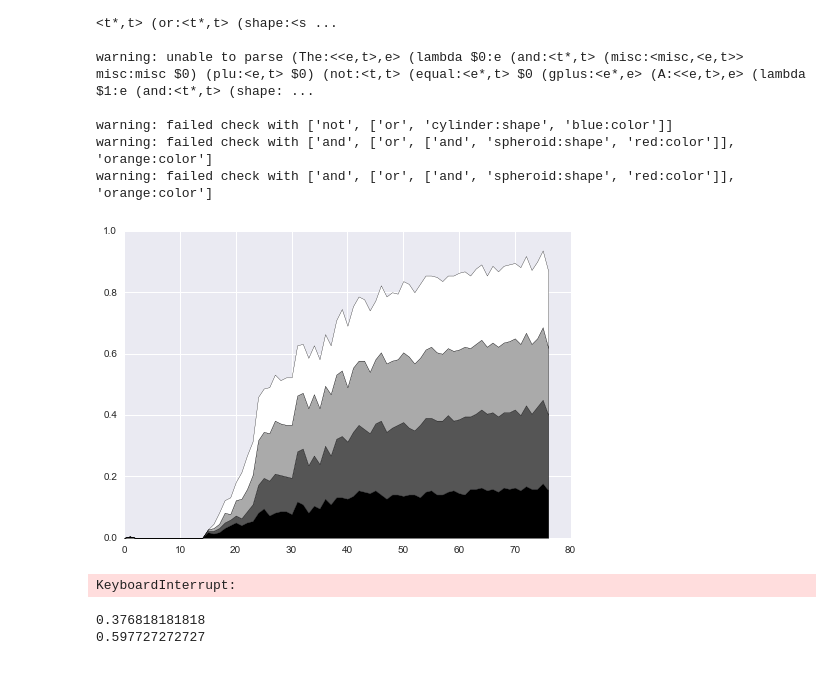
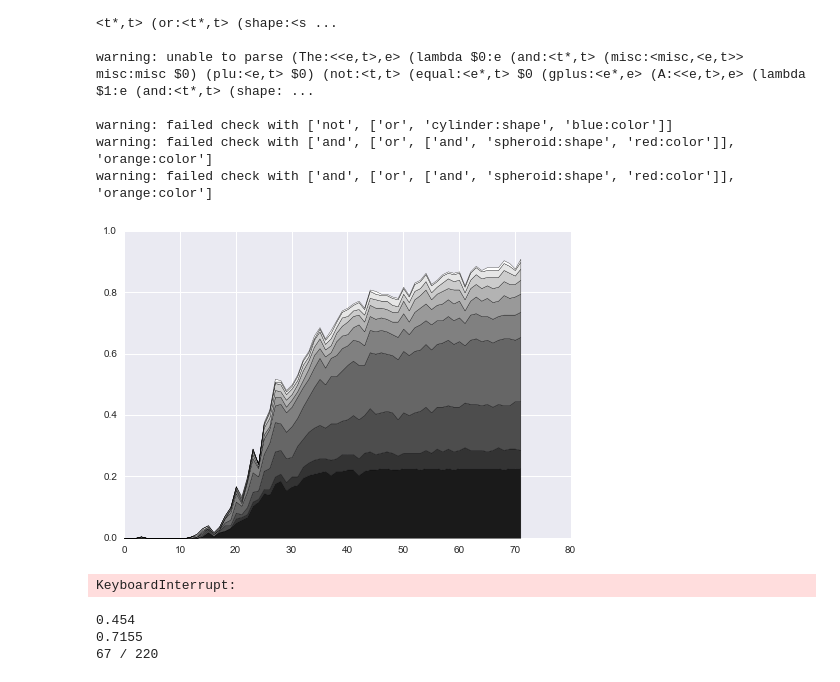
Before and after one commit to jacobandreas/rnn-syn, a Jupyter notebook: comm.ipynb, the cells around one changed output. Drawn from its saved outputs; the diff is of its cells as text; code cells hidden in the pictures.

```diff
--- a/comm.ipynb
+++ b/comm.ipynb
@@ -141,7 +141,7 @@ counts = []
 for scene_id, label in dataset.labels.items():
     nl_size = np.mean([len(l.nl) for l in label])
     lf_size = np.mean([len(logic.flatten(l.lf)) for l in label])
-    count = dataset.scenes[scene_id]
+    count = len(dataset.scenes[scene_id].targets)
     nl_sizes.append(nl_size)
     lf_sizes.append(lf_size)
     counts.append(count)
@@ -153,6 +153,7 @@ counts = sorted(counts)
 #    for q in [0.25, 0.5, 0.75, 1]
 #]
 lf_quantiles = [2.99, 3.25, 6.85, 15]
+print counts
 #print lf_sizes
 def bucket(val, buckets):
     for i, b in enumerate(buckets):
@@ -189,7 +190,7 @@ def h_eval():
         for j in range(len(ids_here)):
             nl_bucket = int(np.mean([len(l.nl) for l in labels_here[j]]) / 2)
             lf_bucket = bucket(np.mean([len(logic.flatten(l.lf)) for l in labels_here[j]]), lf_quantiles)
-            count_bucket = int(1. * len(scenes_here[j].targets))
+            count_bucket = int(len(scenes_here[j].targets))
             by_nl_size[nl_bucket] += exact[j]
             by_lf_size[lf_bucket] += exact[j]
             by_count[count_bucket] += exact[j]
@@ -201,36 +202,38 @@ def h_eval():
     for key in by_count:
         h_by_count[key].append(by_count[key] / len(scene_ids))
     h_total.append(total / len(scene_ids))
 
-    keys = list((sorted(h_by_lf_size.keys())))
+    #keys = list((sorted(h_by_lf_size.keys())))
+    keys = list(sorted(h_by_count.keys()))
     from IPython import display
     plt.stackplot(
         range(len(h_total)),
-        [h_by_lf_size[k] for k in keys],
+        #[h_by_lf_size[k] for k in keys],
+        [h_by_count[k] for k in keys],
         colors=[str(1.*k/max(keys)) for k in keys])
     display.clear_output(wait=True)
     plt.show()
 
 while True:
     loss = 0
     acc = 0
     ex = 0
     for t in range(100):
         envs, labels = sample_envs(lfs, dataset)
         l, preds, _ = session.run(
                 [t_loss, t_pred, o_train],
                 {t_features: envs, t_labels: labels})
         match = (preds > 0) == labels
         a = np.mean(match)
         e = np.mean(np.all(match, axis=1))
         loss += l
         acc += a
         ex += e
 
     #print loss / 100, acc / 100, ex / 100
     h_eval()
 # %% [output]
-[figure, old version]
+[figure, new version]
 KeyboardInterrupt:
 # %%
 literal_mean = 0
@@ -240,6 +243,8 @@ def tuplize(lol):
     if not isinstance(lol, list):
         return lol
     return tuple(tuplize(l) for l in lol)
+
+exact = []
 
 correct = 0
 for scene_id, labels in dataset.labels.items():
@@ -265,8 +270,8 @@ for scene_id, labels in dataset.labels.items():
                     and target_labels[0][i]
                 for i in range(MAX_ITEMS))
 
-    #if not (model_pred[:1, ...] == target_labels).all():
-    #    continue
+    if not (model_pred[:1, ...] == target_labels).all():
+        continue
 
     correct += 1
 
@@ -275,10 +280,11 @@ for scene_id, labels in dataset.labels.items():
     scene_lfs = [l.lf for l in labels]
     #scene_lfs = [min(scene_lfs, key=lambda x: len(logic.flatten(x)))]
     #scene_lfs = [scene_lfs[random.randint(len(scene_lfs))]]
-    scene_lf_counts = defaultdict(lambda: 0)
-    for lf in scene_lfs:
-        scene_lf_counts[tuplize(lf)] += 1
-    scene_lfs = [max(scene_lf_counts.items(), key=lambda x: x[1])[0]]
+    #if False:
+    #    scene_lf_counts = defaultdict(lambda: 0)
+    #    for lf in scene_lfs:
+    #        scene_lf_counts[tuplize(lf)] += 1
+    #    scene_lfs = [max(scene_lf_counts.items(), key=lambda x: x[1])[0]]
     lf_scores = []
     for lf in scene_lfs:
         lf_score = 0
@@ -297,11 +303,16 @@ for scene_id, labels in dataset.labels.items():
 
     best_score, best_lf = max(lf_scores, key=lambda x: x[0])
     best_lf_mean += best_score
+    if best_score > 0.9:
+        exact.append((message, lf))
     #print best_score, best_lf
     #print best_lf, scene_lfs
 
 print literal_mean / correct
 print best_lf_mean / correct
+
+print len(exact), "/", len(dataset.labels)
 # %% [output]
-0.376818181818
-0.597727272727
+0.454
+0.7155
+67 / 220
```
Also changed, not shown: parts of 5 cells of this notebook, 5 other files.
